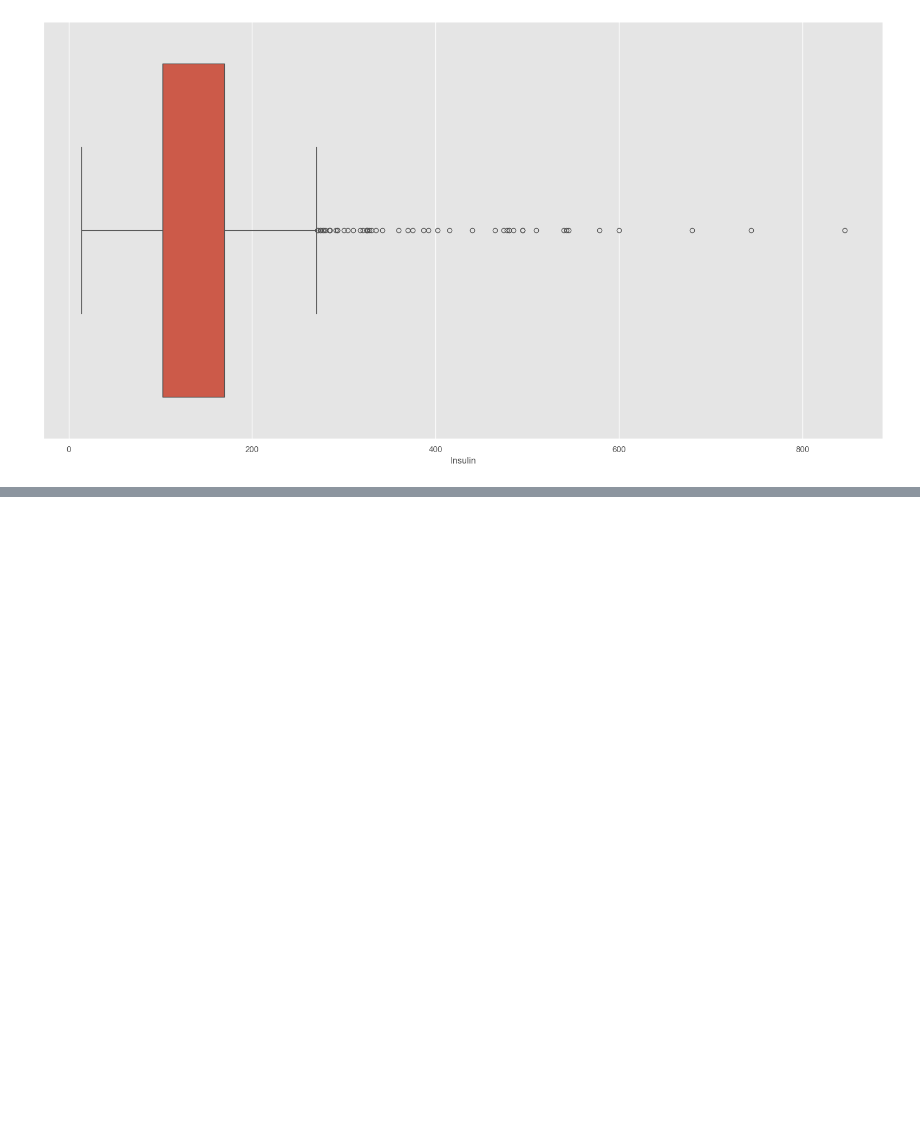
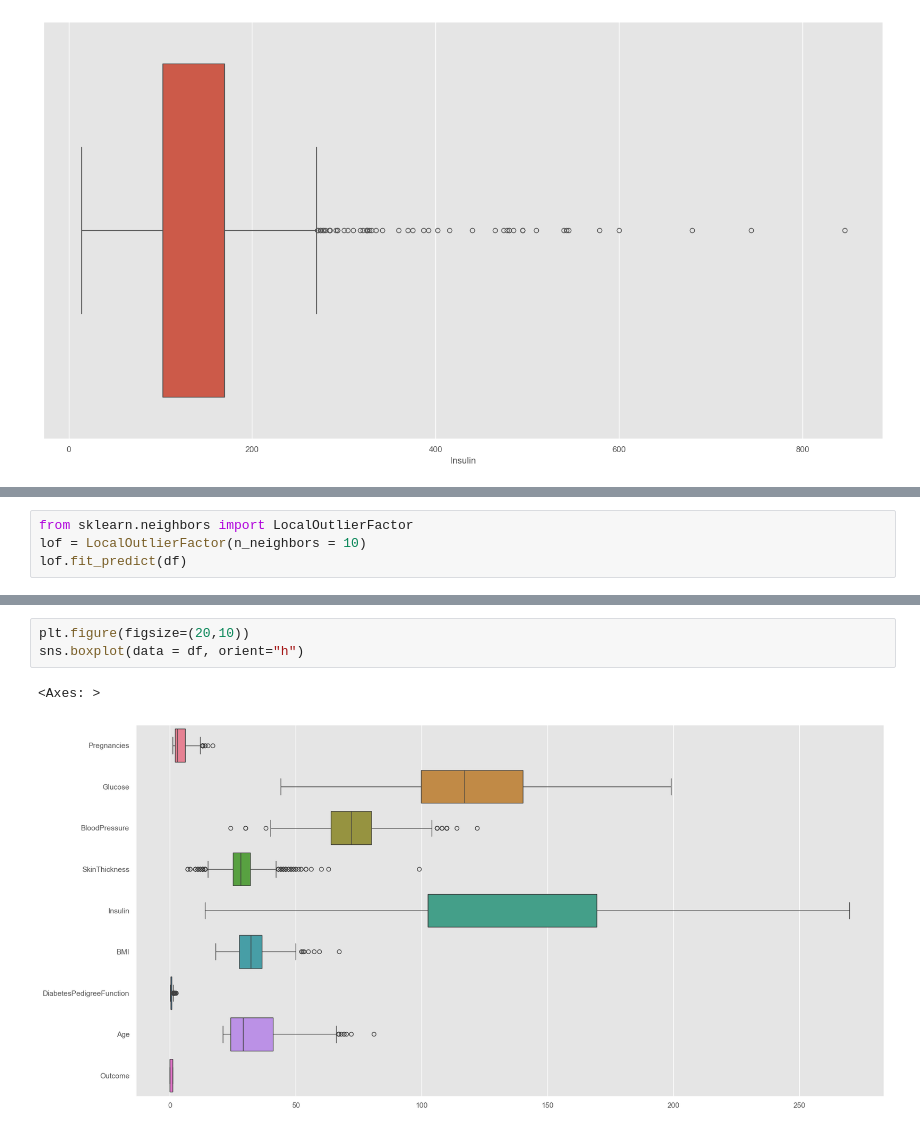
Before and after one commit to vikasjangidmk/A-Machine-Learning-Approach-to-Diabetes-Prediction-Performance-Comparison-of-Multiple-Classifiers, a Jupyter notebook: Notebook.ipynb, the cells around one changed output, grey strips where cells are left out. Cells and saved outputs as stored; diff of their text form; blank space fills up the shorter version.

```diff
--- a/Notebook.ipynb
+++ b/Notebook.ipynb
@@ -440,0 +470,4 @@ sns.boxplot(data = df['Insulin'], orient="h")
+# %%
+from sklearn.neighbors import LocalOutlierFactor
+lof = LocalOutlierFactor(n_neighbors = 10)
+lof.fit_predict(df)
@@ -440,0 +492,6 @@ sns.boxplot(data = df['Insulin'], orient="h")
+# %%
+plt.figure(figsize=(20,10))
+sns.boxplot(data = df, orient="h")
+# %% [output]
+<Axes: >
+[figure, added]
```
Also changed, not shown: parts of 17 cells of this notebook, 1 other file.
